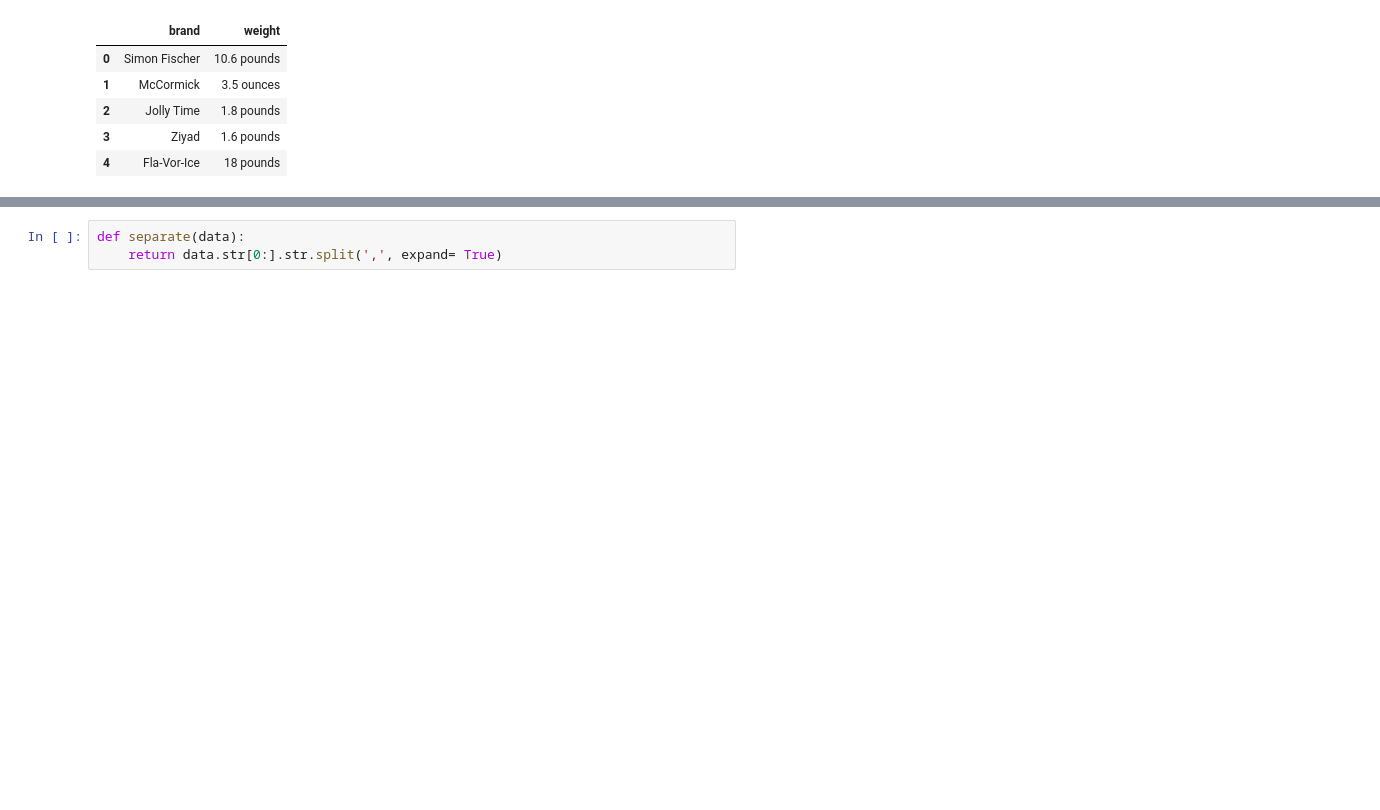
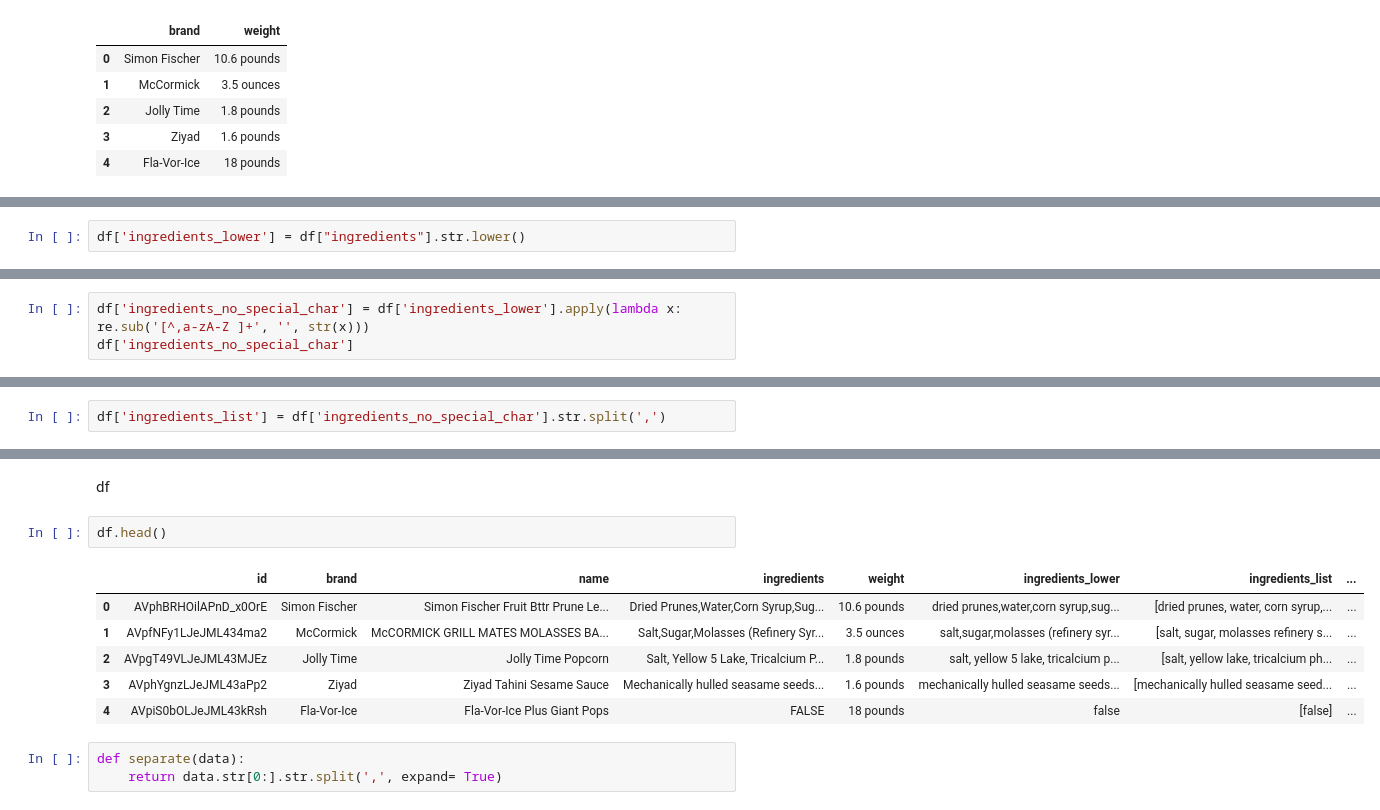
Before and after one commit to aguijarro/K-Nearest-Neighbors, a Jupyter notebook: Source-Modify-1.ipynb, the cells around one changed output, grey strips where cells are left out. Saved outputs shown, nothing was run; the diff lists cells and outputs as text; blank space fills up the shorter version.

```diff
--- a/Source-Modify-1.ipynb
+++ b/Source-Modify-1.ipynb
@@ -50,0 +92,2 @@ Split ingredients columns by comma (,)
+# %%
+df['ingredients_lower'] = df["ingredients"].str.lower()
@@ -50,0 +111,3 @@ Split ingredients columns by comma (,)
+# %%
+df['ingredients_no_special_char'] = df['ingredients_lower'].apply(lambda x: re.sub('[^,a-zA-Z ]+', '', str(x)))
+df['ingredients_no_special_char']
@@ -50,0 +129,2 @@ Split ingredients columns by comma (,)
+# %%
+df['ingredients_list'] = df['ingredients_no_special_char'].str.split(',')
@@ -51,3 +216,14 @@ Split ingredients columns by comma (,)
+# %% [markdown]
+df
+# %%
+df.head()
+# %% [output]
+|  | id | brand | name | ingredients | weight | ingredients_lower | ingredients_list | ... |
+| 0 | AVphBRHOilAPnD_x0OrE | Simon Fischer | Simon Fischer Fruit Bttr Prune Le... | Dried Prunes,Water,Corn Syrup,Sug... | 10.6 pounds | dried prunes,water,corn syrup,sug... | [dried prunes, water, corn syrup,... | ... |
+| 1 | AVpfNFy1LJeJML434ma2 | McCormick | McCORMICK GRILL MATES MOLASSES BA... | Salt,Sugar,Molasses (Refinery Syr... | 3.5 ounces | salt,sugar,molasses (refinery syr... | [salt, sugar, molasses refinery s... | ... |
+| 2 | AVpgT49VLJeJML43MJEz | Jolly Time | Jolly Time Popcorn | Salt, Yellow 5 Lake, Tricalcium P... | 1.8 pounds | salt, yellow 5 lake, tricalcium p... | [salt, yellow lake, tricalcium ph... | ... |
+| 3 | AVphYgnzLJeJML43aPp2 | Ziyad | Ziyad Tahini Sesame Sauce | Mechanically hulled seasame seeds... | 1.6 pounds | mechanically hulled seasame seeds... | [mechanically hulled seasame seed... | ... |
+| 4 | AVpiS0bOLJeJML43kRsh | Fla-Vor-Ice | Fla-Vor-Ice Plus Giant Pops | FALSE | 18 pounds | false | [false] | ... |
 # %%
 def separate(data):
     return data.str[0:].str.split(',', expand= True)
```
Also changed, not shown: parts of 25 cells of this notebook.
